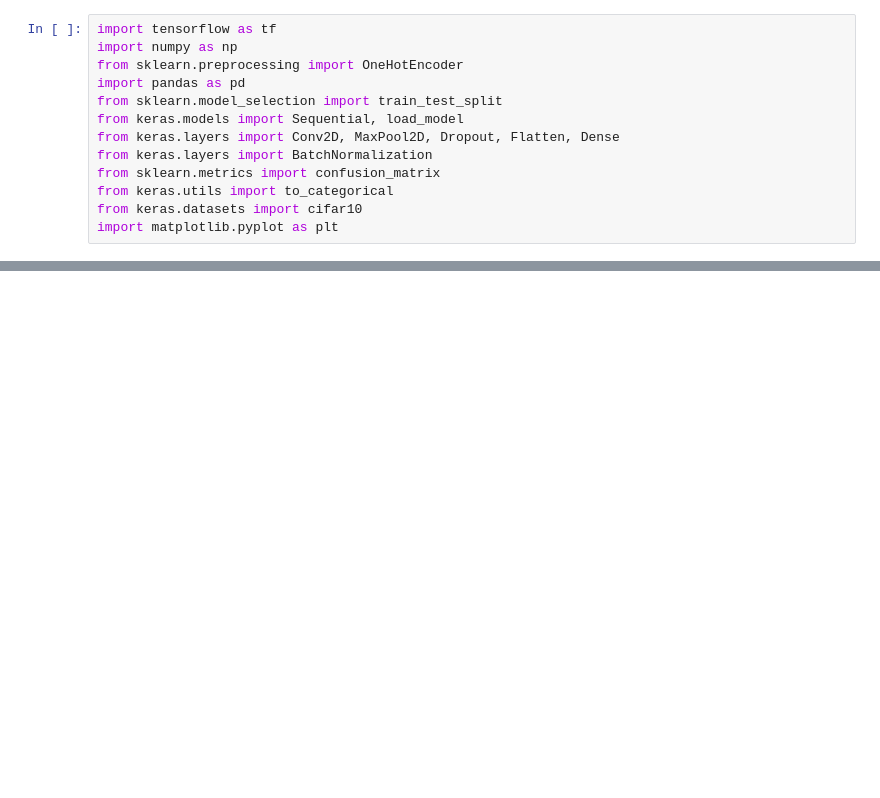
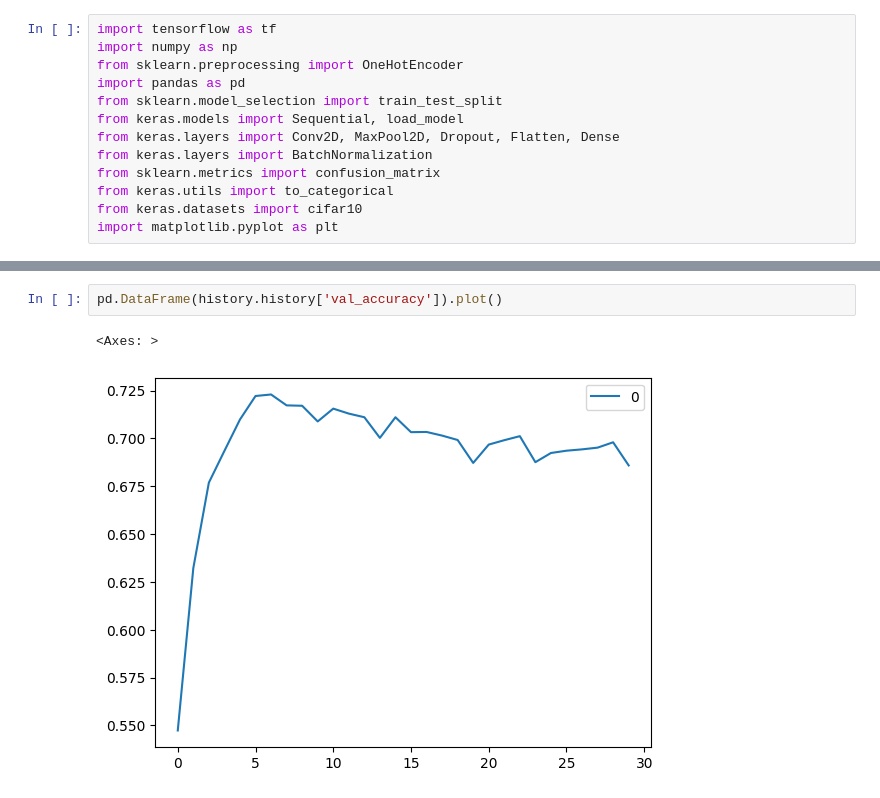
Before and after one commit to alitorbzadeh/CodeBySematec, a Jupyter notebook: SematecSettion10.ipynb, the cells around one changed output, grey strips where cells are left out. Drawn from its saved outputs; the diff is of its cells as text; blank space fills up the shorter version.

```diff
--- a/SematecSettion10.ipynb
+++ b/SematecSettion10.ipynb
@@ -20,0 +116,5 @@ Downloading data from https://www.cs.toronto.edu/~kriz/cifar-10-python.tar.gz
+# %%
+pd.DataFrame(history.history['val_accuracy']).plot()
+# %% [output]
+<Axes: >
+[figure, added]
```
Also changed, not shown: parts of 23 cells of this notebook.
